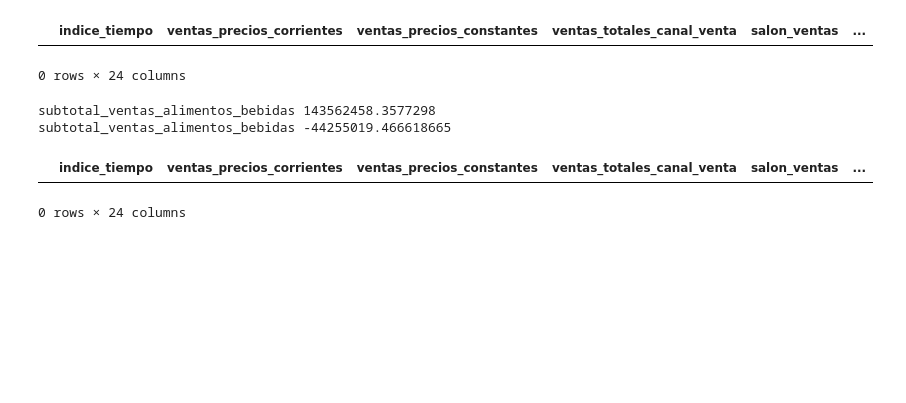
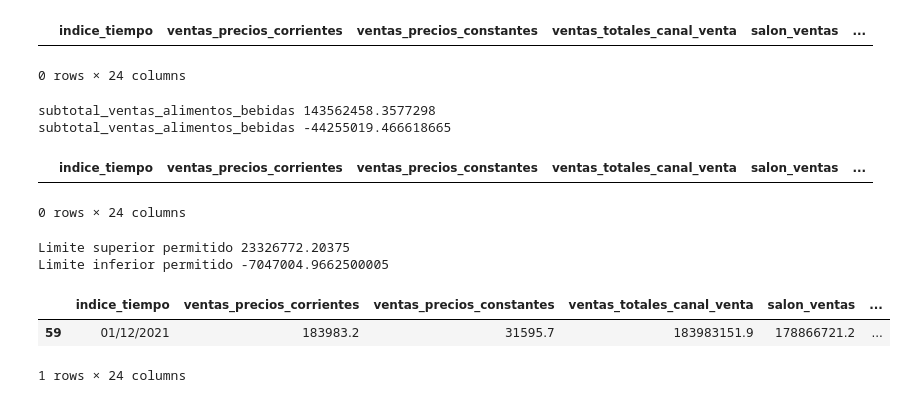
Before and after one commit to gabycantu/Actividad-3, a Jupyter notebook: actividad-3.ipynb, the cells around one changed output. Drawn from its saved outputs; the diff is of its cells as text; code cells hidden in the pictures; blank space fills up the shorter version.

```diff
--- a/actividad-3.ipynb
+++ b/actividad-3.ipynb
@@ -858,3 +858,26 @@ outliers
 # %% [output]
 |  | indice_tiempo | ventas_precios_corrientes | ventas_precios_constantes | ventas_totales_canal_venta | salon_ventas | ... |
 0 rows × 24 columns
+# %%
+#Método aplicando Cuartiles. Encuentro cuartiles 0.25 y 0.75
+y=data["bebidas"]
+
+percentile25=y.quantile(0.25) #Q1
+percentile75=y.quantile(0.75) #Q3
+iqr= percentile75 - percentile25
+
+Limite_Superior_iqr= percentile75 + 1.5*iqr
+Limite_Inferior_iqr= percentile25 - 1.5*iqr
+print("Limite superior permitido", Limite_Superior_iqr)
+print("Limite inferior permitido", Limite_Inferior_iqr)
+# %% [output]
+Limite superior permitido 23326772.20375
+Limite inferior permitido -7047004.9662500005
+# %%
+#Encontramos Ouliers
+outliers_iqr= data[(y>Limite_Superior_iqr)|(y<Limite_Inferior_iqr)]
+outliers_iqr
+# %% [output]
+|  | indice_tiempo | ventas_precios_corrientes | ventas_precios_constantes | ventas_totales_canal_venta | salon_ventas | ... |
+| 59 | 01/12/2021 | 183983.2 | 31595.7 | 183983151.9 | 178866721.2 | ... |
+1 rows × 24 columns
```
Also changed, not shown: parts of 2 cells of this notebook.
